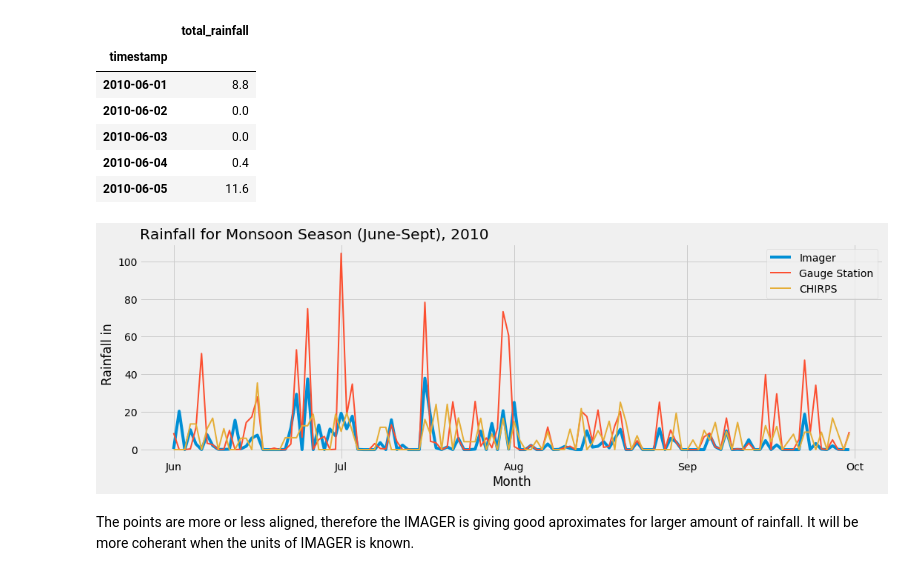
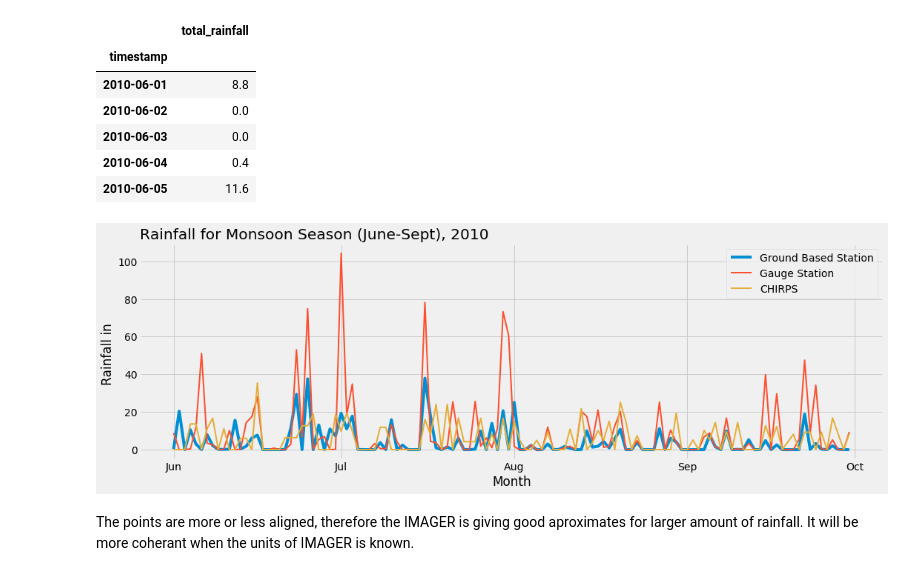
Before and after one commit to dsaharia/PRAT-Rainfall, a Jupyter notebook: imager-rainfall/Singapore.ipynb, the cells around one changed output. Cells and saved outputs as stored; diff of their text form; code cells hidden in the pictures.

```diff
--- a/imager-rainfall/Singapore.ipynb
+++ b/imager-rainfall/Singapore.ipynb
@@ -162,20 +164,20 @@ monsoon_gauge.head()
 | 2010-06-04 | 0.4 |
 | 2010-06-05 | 11.6 |
 # %%
-plt.plot(monsoon_imager['rainfall_rate'], label='Imager')
+plt.plot(monsoon_imager['rainfall_rate'], label='Ground Based Station')
 plt.plot(monsoon_gauge['total_rainfall'], linewidth=2, label='Gauge Station')
 plt.plot(monsoon_chirps_df['precip'], label='CHIRPS', linewidth=2)
 plt.title('Rainfall for Monsoon Season (June-Sept), 2010', loc='left')
 plt.xlabel("Month")
 plt.ylabel("Rainfall in ")
 ax = plt.gca()
 locator = mdates.MonthLocator()
 month_fmt = mdates.DateFormatter('%b')
 ax.xaxis.set_major_locator(locator)
 ax.xaxis.set_major_formatter(month_fmt)
 plt.legend();
 # %% [output]
-[figure, old version]
+[figure, new version]
 # %% [markdown]
 The points are more or less aligned, therefore the IMAGER is giving good aproximates for larger amount of rainfall. It will be more coherant when the units of IMAGER is known.
 # %% [markdown]
```
Also changed, not shown: parts of 5 cells of this notebook.
